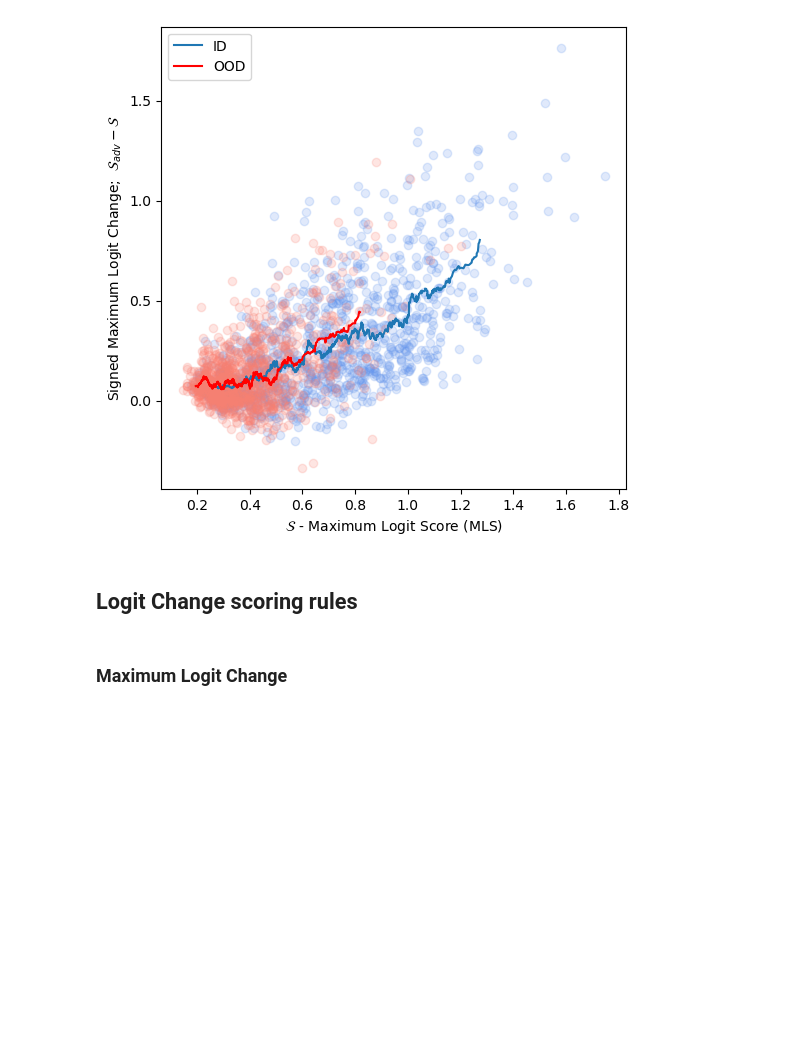
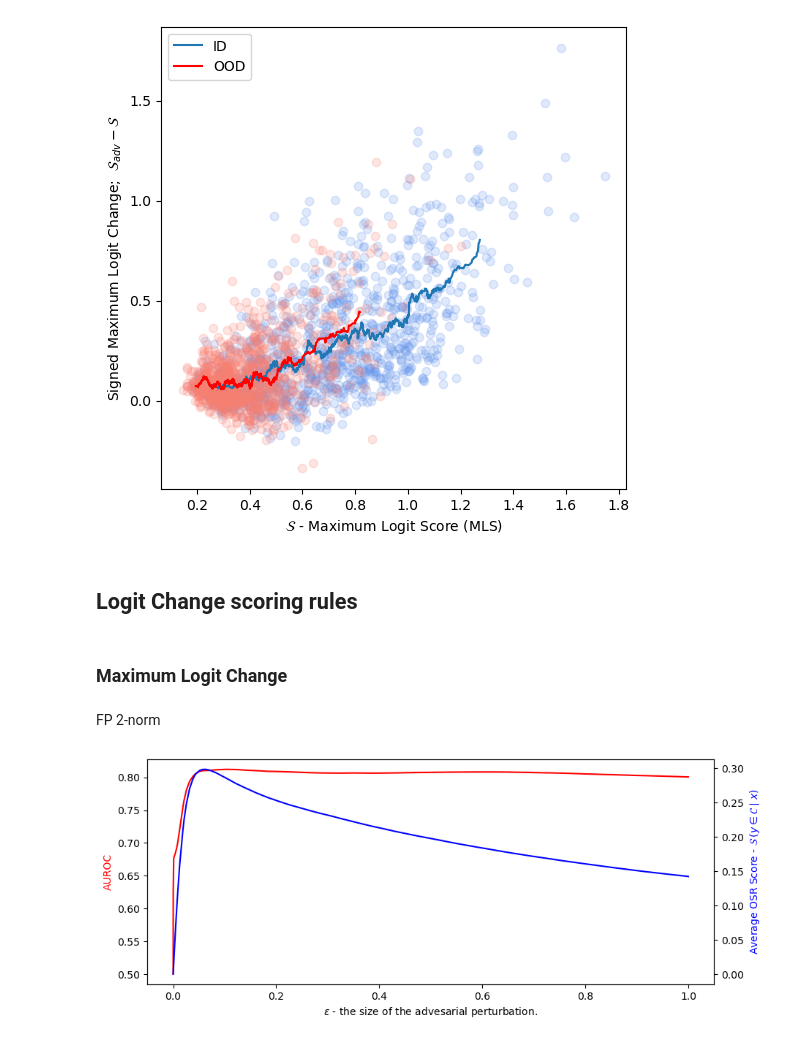
Before and after one commit to krellemand/bachelor_project, a Jupyter notebook: notebooks/visualizing_adv_attacks.ipynb, the cells around one changed output. Drawn from its saved outputs; the diff is of its cells as text; code cells hidden in the pictures; blank space fills up the shorter version.

```diff
--- a/notebooks/visualizing_adv_attacks.ipynb
+++ b/notebooks/visualizing_adv_attacks.ipynb
@@ -54,6 +54,7 @@ device: mps
 tin_dataset = TinyImageNet(root_dir + 'datasets/tiny-imagenet-200/val/images/', transform=tin_test_transform)
 tin_goldfish = tin_dataset[9][0]
 tin_grad_norm_dir = root_dir + 'grad_norms/tinyimagenet/'
+tin_logits_dir = root_dir + "logits/tinyimagenet/"
 # %% [markdown]
 ## Testing FGSM attacks and with respect to epsilon. AUROC and MLS
 # %%
@@ -429,3 +432,10 @@ scatter_mls_diffs.show_and_save()
 ## Logit Change scoring rules
 # %% [markdown]
 ### Maximum Logit Change
+# %% [markdown]
+FP 2-norm
+# %%
+mlc_plot_fp_two_norm = EpsExperimentPlot(add_zoom=None)
+mlc_plot_fp_two_norm.load_and_add_logit_change_to_eps_plot(tin_logits_dir + 'fp/fgsm/two_norm/', tin_logits_dir + 'plain/logits_0.pt', 0)
+# %% [output]
+[figure, added]
```
Also changed, not shown: parts of 17 cells of this notebook, 21 other files.
